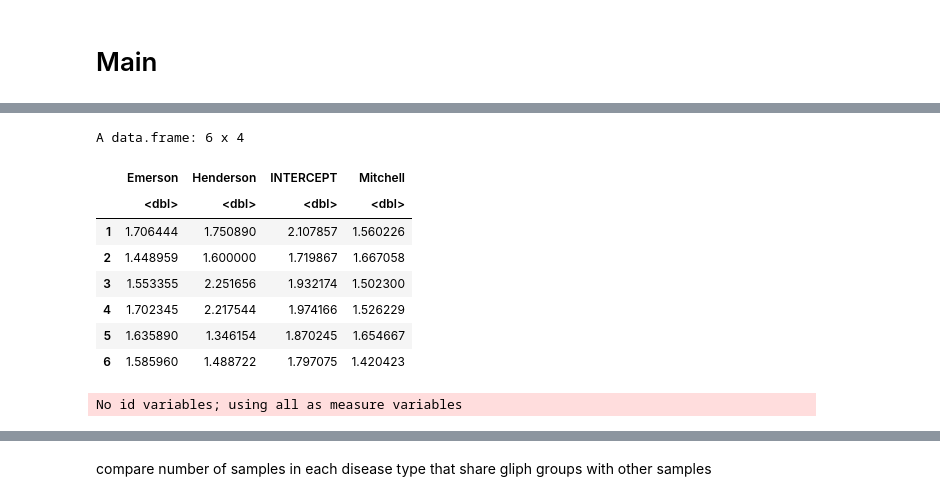
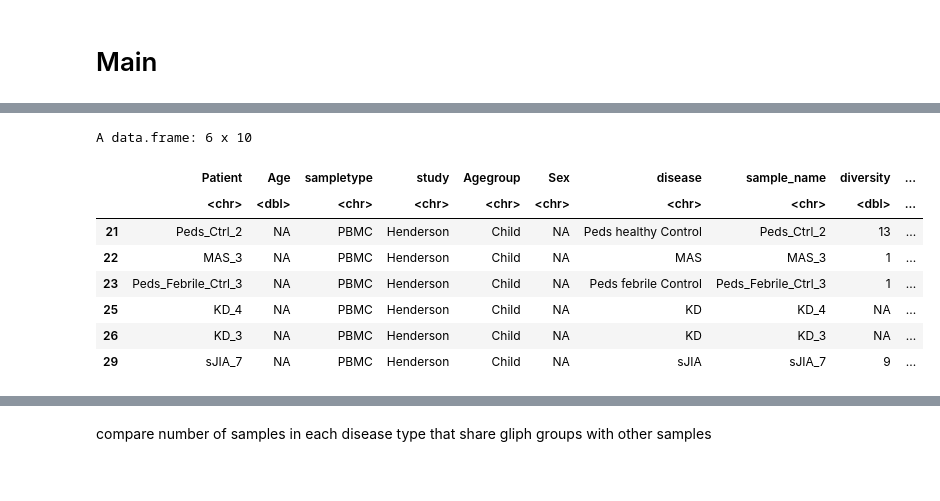
Before and after one commit to pughlab/ped_CapTCRseq, a Jupyter notebook: notebooks/14_gliph_diversity.ipynb, the cells around one changed output, grey strips where cells are left out. Cells and saved outputs as stored; diff of their text form; code cells hidden in the pictures.

```diff
--- a/notebooks/14_gliph_diversity.ipynb
+++ b/notebooks/14_gliph_diversity.ipynb
@@ -161,0 +161,2 @@ type_study_mean <- as.data.frame(do.call("rbind", mylist_mean))
+# %%
+mymc <- MetaCommunity(Abundances = pat_type)
@@ -161,0 +181,2 @@ type_study_mean <- as.data.frame(do.call("rbind", mylist_mean))
+# %%
+mydiv <- DivPart(q=0, mymc)
@@ -162,16 +203,17 @@ type_study_mean <- as.data.frame(do.call("rbind", mylist_mean))
+# %%
+alldivs <- mydiv$CommunityAlphaDiversities
+# %%
+discovery_metadata$diversity <- alldivs[match(discovery_metadata$sample_name,
+names(alldivs))]
 # %%
-head(type_study_mean)
+head(discovery_metadata)
 # %% [output]
-A data.frame: 6 x 4
+A data.frame: 6 x 10
-|  | Emerson | Henderson | INTERCEPT | Mitchell |
-|  | <dbl> | <dbl> | <dbl> | <dbl> |
-| 1 | 1.706444 | 1.750890 | 2.107857 | 1.560226 |
-| 2 | 1.448959 | 1.600000 | 1.719867 | 1.667058 |
-| 3 | 1.553355 | 2.251656 | 1.932174 | 1.502300 |
-| 4 | 1.702345 | 2.217544 | 1.974166 | 1.526229 |
-| 5 | 1.635890 | 1.346154 | 1.870245 | 1.654667 |
-| 6 | 1.585960 | 1.488722 | 1.797075 | 1.420423 |
+|  | Patient | Age | sampletype | study | Agegroup | Sex | disease | sample_name | diversity | ... |
+|  | <chr> | <dbl> | <chr> | <chr> | <chr> | <chr> | <chr> | <chr> | <dbl> | ... |
+| 21 | Peds_Ctrl_2 | NA | PBMC | Henderson | Child | NA | Peds healthy Control | Peds_Ctrl_2 | 13 | ... |
+| 22 | MAS_3 | NA | PBMC | Henderson | Child | NA | MAS | MAS_3 | 1 | ... |
+| 23 | Peds_Febrile_Ctrl_3 | NA | PBMC | Henderson | Child | NA | Peds febrile Control | Peds_Febrile_Ctrl_3 | 1 | ... |
+| 25 | KD_4 | NA | PBMC | Henderson | Child | NA | KD | KD_4 | NA | ... |
+| 26 | KD_3 | NA | PBMC | Henderson | Child | NA | KD | KD_3 | NA | ... |
+| 29 | sJIA_7 | NA | PBMC | Henderson | Child | NA | sJIA | sJIA_7 | 9 | ... |
-# %%
-type_study_m <- reshape2::melt(type_study_mean)
-# %% [output]
-No id variables; using all as measure variables
```
Also changed, not shown: parts of 28 cells of this notebook, 3 other files.
